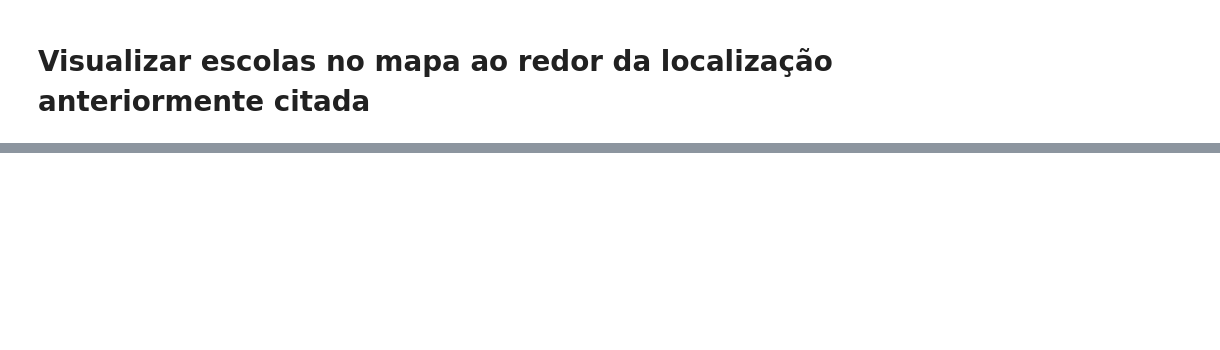
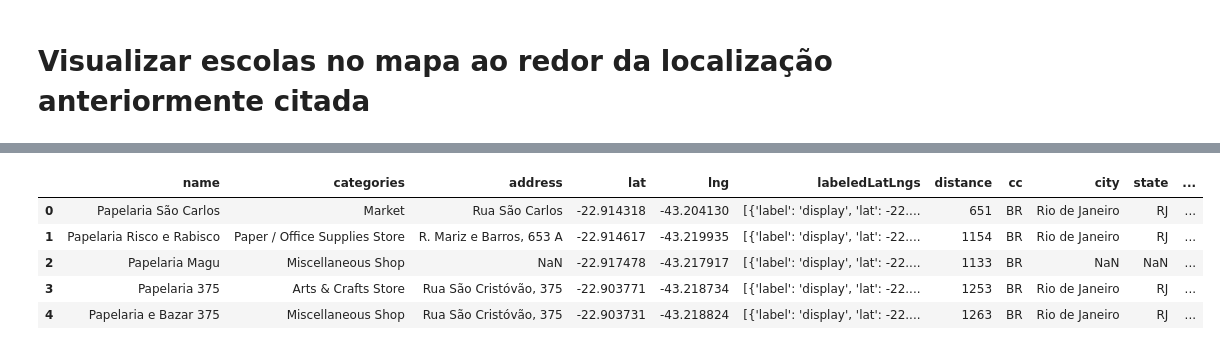
Before and after one commit to SamiraHabib/Coursera_Capstone, a Jupyter notebook: Coursera_Capstone.ipynb, the cells around one changed output, grey strips where cells are left out. Drawn from its saved outputs; the diff is of its cells as text; code cells hidden in the pictures; blank space fills up the shorter version.

```diff
--- a/Coursera_Capstone.ipynb
+++ b/Coursera_Capstone.ipynb
@@ -388,0 +413,10 @@ venues_map
+# %%
+#Localidade exemplo, mudar
+latitude = -22.9110137
+longitude = -43.2093727
+# %%
+search_query = 'papelaria'
+radius = 2000
+print(search_query + ' .... OK!')
+url = 'https://api.foursquare.com/v2/venues/search?client_id={}&client_secret={}&ll={},{}&v={}&query={}&radius={}&limit={}'.format(CLIENT_ID, CLIENT_SECRET, latitude, longitude, VERSION, search_query, radius, LIMIT)
+url
@@ -388,0 +426,4 @@ venues_map
+# %%
+import requests
+negocios = requests.get(url).json()
+negocios
@@ -388,0 +448,5 @@ venues_map
+# %%
+#transformando em dataframe
+venues = negocios['response']['venues']
+df_paper = json_normalize(venues)
+df_paper.head()
@@ -388,0 +460,31 @@ venues_map
+# %%
+# Mantém somente as colunas que incluem venue name e qualquer coisa que é associada com a localização
+filtered_columns = ['name', 'categories'] + [col for col in df_paper.columns if col.startswith('location.')] + ['id']
+df_paper_filtro = df_paper.loc[:, filtered_columns]
+
+# função que extrai a categoria de venue
+def get_category_type(row):
+    try:
+        categories_list = row['categories']
+    except:
+        categories_list = row['venue.categories']
+
+    if len(categories_list) == 0:
+        return None
+    else:
+        return categories_list[0]['name']
+
+# filtra a categoria por cada linha do data frame
+df_paper_filtro['categories'] = df_paper_filtro.apply(get_category_type, axis=1)
+
+# limpa os nomes das colunas para manter somente o último termo
+df_paper_filtro.columns = [column.split('.')[-1] for column in df_paper_filtro.columns]
+
+df_paper_filtro.head()
+# %% [output]
+|  | name | categories | address | lat | lng | labeledLatLngs | distance | cc | city | state | ... |
+| 0 | Papelaria São Carlos | Market | Rua São Carlos | -22.914318 | -43.204130 | [{'label': 'display', 'lat': -22.... | 651 | BR | Rio de Janeiro | RJ | ... |
+| 1 | Papelaria Risco e Rabisco | Paper / Office Supplies Store | R. Mariz e Barros, 653 A | -22.914617 | -43.219935 | [{'label': 'display', 'lat': -22.... | 1154 | BR | Rio de Janeiro | RJ | ... |
+| 2 | Papelaria Magu | Miscellaneous Shop | NaN | -22.917478 | -43.217917 | [{'label': 'display', 'lat': -22.... | 1133 | BR | NaN | NaN | ... |
+| 3 | Papelaria 375 | Arts & Crafts Store | Rua São Cristóvão, 375 | -22.903771 | -43.218734 | [{'label': 'display', 'lat': -22.... | 1253 | BR | Rio de Janeiro | RJ | ... |
+| 4 | Papelaria e Bazar 375 | Miscellaneous Shop | Rua São Cristóvão, 375 | -22.903731 | -43.218824 | [{'label': 'display', 'lat': -22.... | 1263 | BR | Rio de Janeiro | RJ | ... |
```
Also changed, not shown: parts of 6 cells of this notebook.
